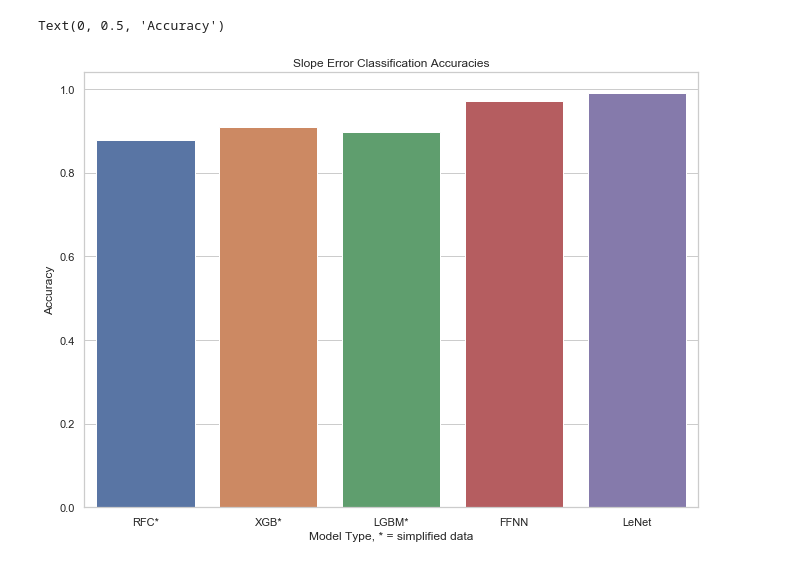
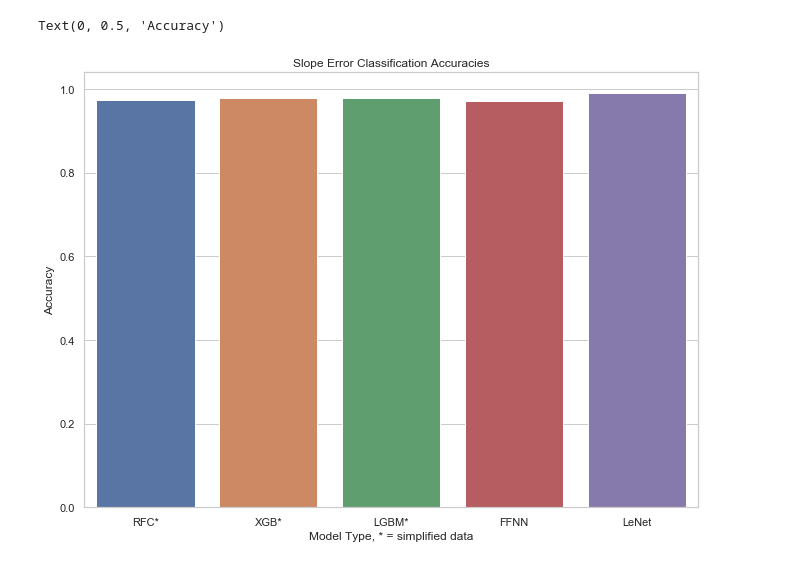
Before and after one commit to warrenregister/ToF_ML, a Jupyter notebook: notebooks/Improved No Mans Land Classification.ipynb, the cells around one changed output. Cells and saved outputs as stored; diff of their text form; code cells hidden in the pictures.

```diff
--- a/notebooks/Improved No Mans Land Classification.ipynb
+++ b/notebooks/Improved No Mans Land Classification.ipynb
@@ -76,12 +76,12 @@ accs
 # %%
-x = [0.8774997393389636, 0.9092169742466896, 0.8977166093212388, 0.97, 0.99]
+x = accs + [ 0.97, 0.99]
 names = ['RFC*', 'XGB*', 'LGBM*', 'FFNN', 'LeNet']
 plt.figure(figsize=(11, 8))
 sns.set(style='whitegrid')
 sns.barplot(y=x, x=names)
 plt.title('Slope Error Classification Accuracies')
 plt.xlabel('Model Type, * = simplified data')
 plt.ylabel('Accuracy')
 # %% [output]
 Text(0, 0.5, 'Accuracy')
-[figure, old version]
+[figure, new version]
```
Also changed, not shown: parts of 40 cells of this notebook, 4 other files.
